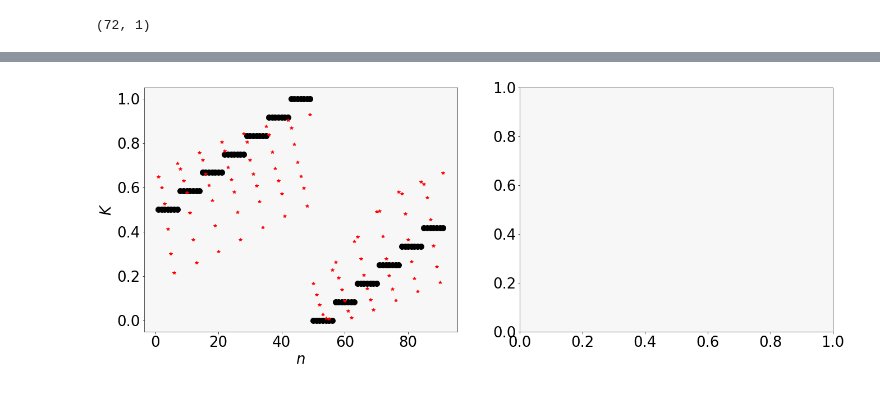
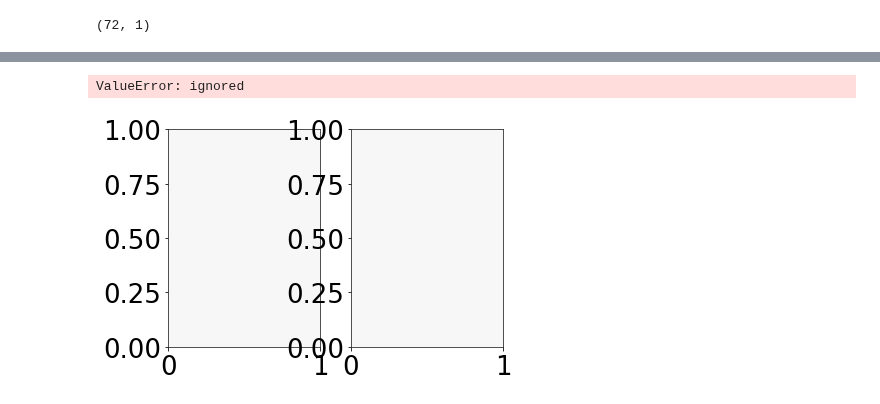
Before and after one commit to DaJaCruz/PhD, a Jupyter notebook: RNN.ipynb, the cells around one changed output, grey strips where cells are left out. Drawn from its saved outputs; the diff is of its cells as text; code cells hidden in the pictures.

```diff
--- a/RNN.ipynb
+++ b/RNN.ipynb
@@ -59,7 +59,7 @@ Y_data_raw = df.loc[:,['Output_1', 'Output_3']].values
 # %%
 #
 #Scale Inputs with a [-1,1] scaler
-scaler_x = MinMaxScaler(feature_range=(0,1))
+scaler_x = MinMaxScaler(feature_range=(-1,1))
 #
 # Scaling inputs with a Standard Scaler:
 #scaler_x = StandardScaler()
@@ -69,7 +69,7 @@ scaler_x.fit(X_data_raw)# fit the scaler to the input data
 X_data_raw_scaled=scaler_x.transform(X_data_raw) # scale the input data (the whole dataset)
 #
 #Scale Inputs with a [-1,1] scaler
-scaler_y = MinMaxScaler(feature_range=(0,1))
+scaler_y = MinMaxScaler(feature_range=(-1,1))
 #
 # Scaling inputs with a Standard Scaler:
 #scaler_y = StandardScaler()
@@ -84,5 +84,7 @@ Y_data_unique_scaled=scaler_y.transform(Y_data_unique) # scale the output data (
 X_data = X_data_raw.reshape((91, 500, 2))
 X_data_scaled = X_data_raw_scaled.reshape((91, 500, 2))
 
-Y_data = Y_data_unique.reshape((91, 2, 1))
-Y_data_scaled = Y_data_unique_scaled.reshape((91, 2, 1))
+Y_data_withn = Y_data_unique.reshape((91, 2, 1))
+Y_data_scaled_withn = Y_data_unique_scaled.reshape((91, 2, 1))
+Y_data =Y_data_withn[:, 0:1, :]
+Y_data_scaled = Y_data_scaled_withn[:, 0:1, :]
@@ -304,6 +301,6 @@ ax1_ANN.set_ylim([0, 1])
 # %%
 Y_data_ANNpred_scaled = history.model.predict(X_data_scaled)
-# Y_data_ANNpred = scaler_y.inverse_transform(Y_data_ANNpred_scaled)
-# Y_data_ANNpred_scaled = Y_data_ANNpred_scaled.reshape(91,1,1)
-# Y_data_ANNpred = Y_data_ANNpred.reshape(91,1,1)
+Y_data_ANNpred = scaler_y.inverse_transform(Y_data_ANNpred_scaled)
+Y_data_ANNpred_scaled = Y_data_ANNpred_scaled.reshape(91,1,1)
+Y_data_ANNpred = Y_data_ANNpred.reshape(91,1,1)
 # %% [output]
@@ -318,21 +311,22 @@ print(np.arange(1, 92, 1))
 # %%
 fig_ANN, (ax1_ANN, ax2_ANN) = plt.subplots(1,2)
 
-cases = np.arange(1, 92, 1)
+cases = np.arange(1, 14, 1)
 ax1_ANN.plot(cases, Y_data_scaled[:,0,:], 'o', markersize=10, color='black', label="testing points") # show training data
-ax1_ANN.plot(cases, Y_data_ANNpred_scaled, marker='*', linestyle='none', color='red', label="Neural Network prediction") # plot prediction
+ax1_ANN.plot(cases, Y_data_ANNpred_scaled[:,0,:], marker='*', linestyle='none', color='red', label="Neural Network prediction") # plot prediction
 ax1_ANN.set_ylabel('$K$')
 ax1_ANN.set_xlabel('$n$')
 
 # ax2_ANN.plot(Y_data[:,1,:], Y_data[:,0,:], 'o', markersize=10, color='gray', label="training points") # show training data
 # ax2_ANN.plot(Y_data_ANNpred[:,1], Y_data_ANNpred[:,0], marker='*', linestyle='none', color='red', label="Neural Network prediction") # plot prediction
 # ax2_ANN.set_ylabel('$K$')
 # ax2_ANN.set_xlabel('$n$')
 # # ax2_ANN.legend(loc='best')
 # ax2_ANN.set_xlim([0, 0.4])
 # ax2_ANN.set_ylim([200, 1800])
 #ax2_ANN.grid(True, color='gray', linestyle='-')
 # Create figure with specified size
 fig_ANN.set_size_inches(22, 8)
 # %% [output]
+ValueError: ignored
-[figure, old version]
+[figure, new version]
```
Also changed, not shown: parts of 12 cells of this notebook.
